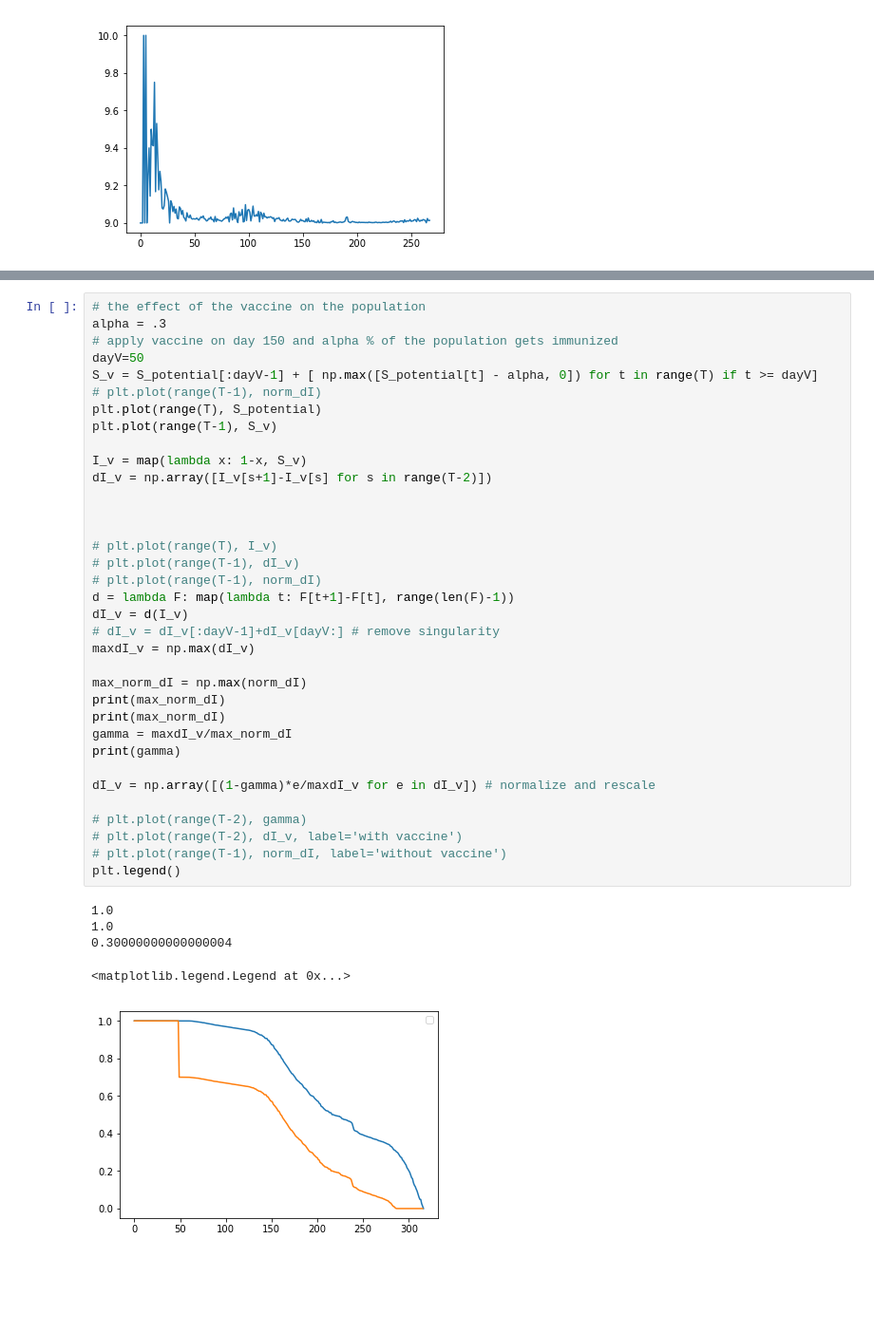
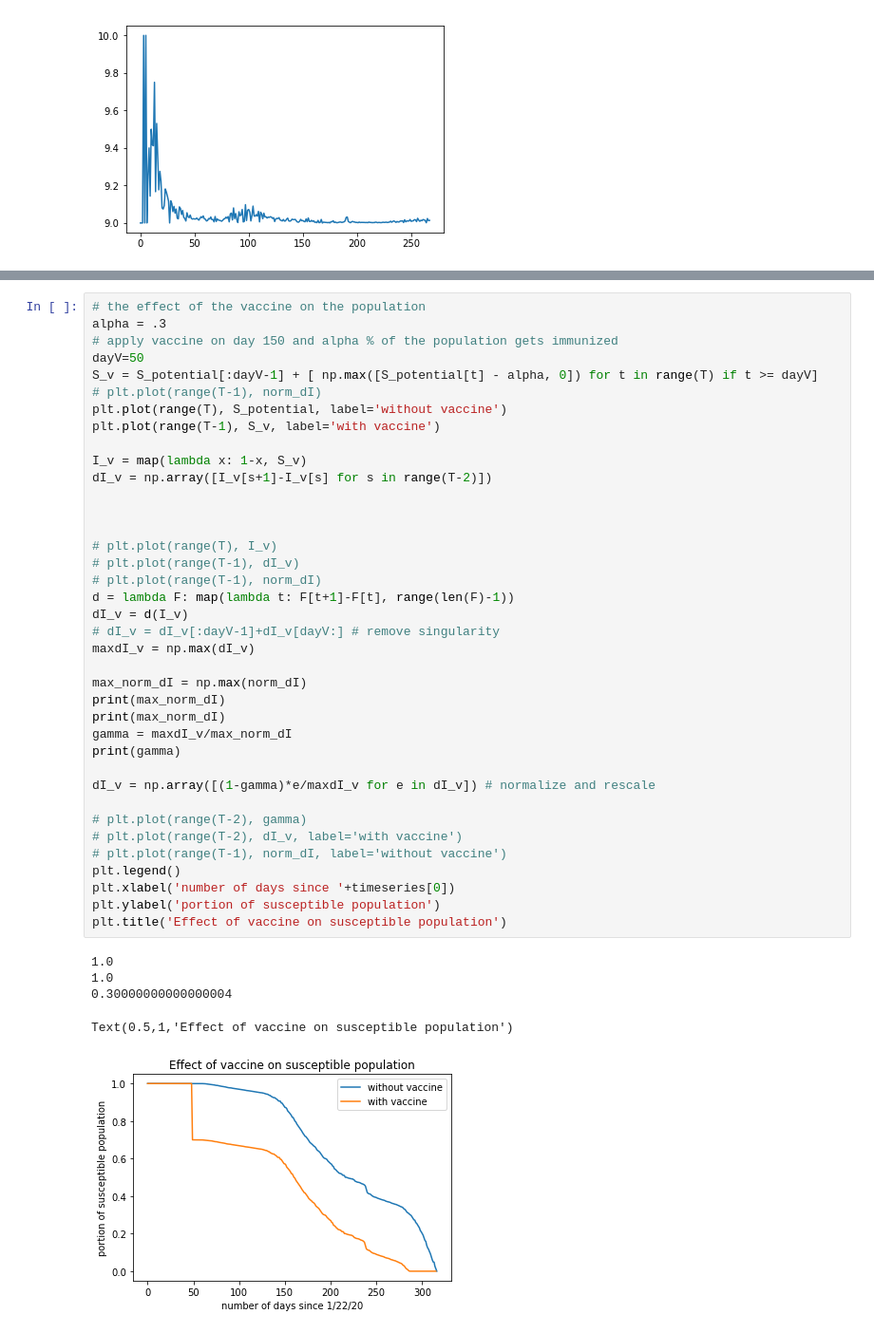
Before and after one commit to Rubalicious/vaccine-allocation, a Jupyter notebook: data.ipynb, the cells around one changed output, grey strips where cells are left out. Shown: that part at 95% size. Saved outputs shown, nothing was run; the diff lists cells and outputs as text; blank space fills up the shorter version.

```diff
--- a/data.ipynb
+++ b/data.ipynb
@@ -199,38 +215,41 @@ alpha = .3
 dayV=50
 S_v = S_potential[:dayV-1] + [ np.max([S_potential[t] - alpha, 0]) for t in range(T) if t >= dayV]
 # plt.plot(range(T-1), norm_dI)
-plt.plot(range(T), S_potential)
-plt.plot(range(T-1), S_v)
+plt.plot(range(T), S_potential, label='without vaccine')
+plt.plot(range(T-1), S_v, label='with vaccine')
 
 I_v = map(lambda x: 1-x, S_v)
 dI_v = np.array([I_v[s+1]-I_v[s] for s in range(T-2)])
 
 
 
 # plt.plot(range(T), I_v)
 # plt.plot(range(T-1), dI_v)
 # plt.plot(range(T-1), norm_dI)
 d = lambda F: map(lambda t: F[t+1]-F[t], range(len(F)-1))
 dI_v = d(I_v)
 # dI_v = dI_v[:dayV-1]+dI_v[dayV:] # remove singularity
 maxdI_v = np.max(dI_v)
 
 max_norm_dI = np.max(norm_dI)
 print(max_norm_dI)
 print(max_norm_dI)
 gamma = maxdI_v/max_norm_dI
 print(gamma)
 
 dI_v = np.array([(1-gamma)*e/maxdI_v for e in dI_v]) # normalize and rescale
 
 # plt.plot(range(T-2), gamma)
 # plt.plot(range(T-2), dI_v, label='with vaccine')
 # plt.plot(range(T-1), norm_dI, label='without vaccine')
 plt.legend()
+plt.xlabel('number of days since '+timeseries[0])
+plt.ylabel('portion of susceptible population')
+plt.title('Effect of vaccine on susceptible population')
 # %% [output]
 1.0
 1.0
 0.30000000000000004
-<matplotlib.legend.Legend at 0x...>
+Text(0.5,1,'Effect of vaccine on susceptible population')
-[figure, old version]
+[figure, new version]
 # %%
```
Also changed, not shown: parts of 7 cells of this notebook, 11 other files.
